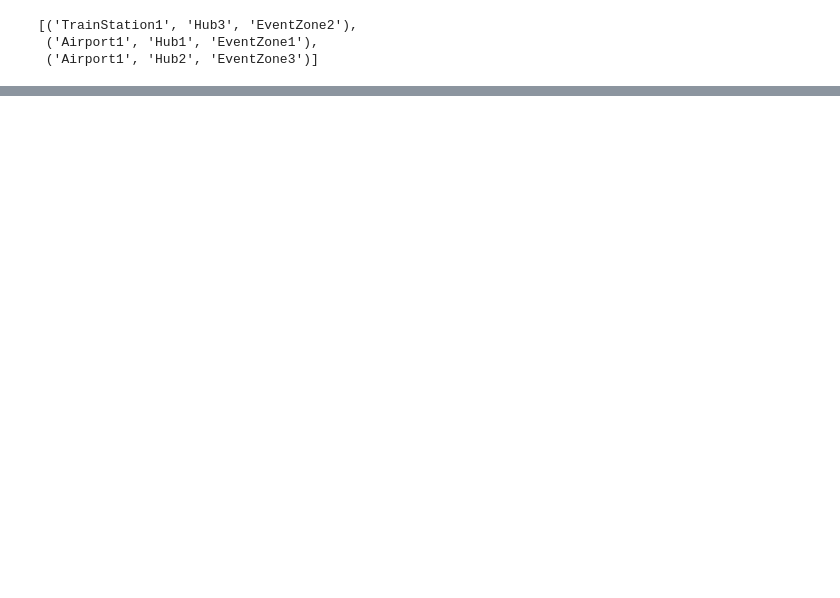
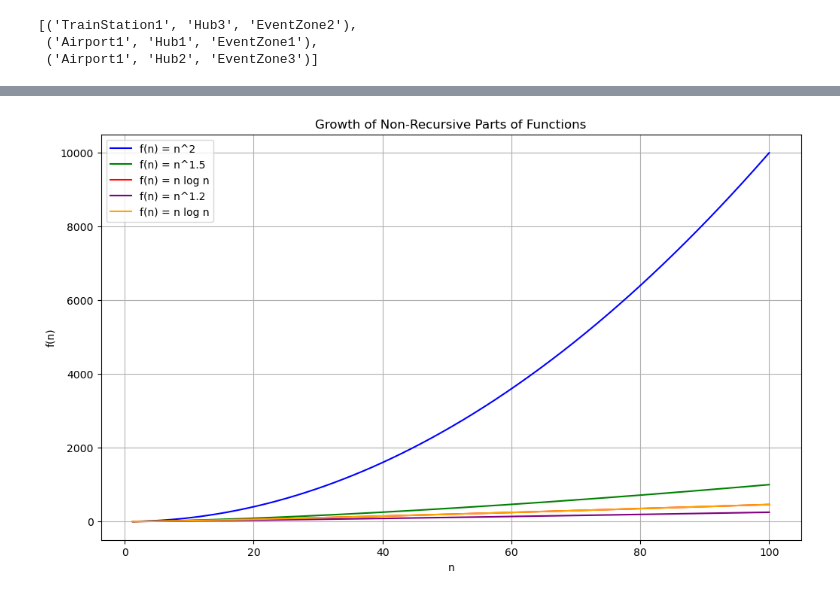
Before and after one commit to nikbearbrown/INFO_6205_Program_Structure_and_Algorithms, a Jupyter notebook: Submissions/002791006_Riya_Patil/002791006_Riya_Patil_Assignment-3.ipynb, the cells around one changed output, grey strips where cells are left out. Drawn from its saved outputs; the diff is of its cells as text; code cells hidden in the pictures; blank space fills up the shorter version.

```diff
--- a/Submissions/002791006_Riya_Patil/002791006_Riya_Patil_Assignment-3.ipynb
+++ b/Submissions/002791006_Riya_Patil/002791006_Riya_Patil_Assignment-3.ipynb
@@ -639,0 +822,32 @@ Working with ChatGPT was a game-changer for this assignment. Its ability to prod
+# %%
+import numpy as np
+import matplotlib.pyplot as plt
+
+# Define n values for plotting
+n_vals = np.linspace(1, 100, 400)
+n_vals = n_vals[1:]  # remove 0 to avoid log issues
+
+# Define the non-recursive functions
+f1 = n_vals**2
+f2 = n_vals**1.5
+f3 = n_vals * np.log(n_vals)
+f4 = n_vals**1.2
+f5 = n_vals * np.log(n_vals)
+
+# Plotting the functions for visualization
+plt.figure(figsize=(12, 7))
+
+plt.plot(n_vals, f1, label="f(n) = n^2", color="blue")
+plt.plot(n_vals, f2, label="f(n) = n^1.5", color="green")
+plt.plot(n_vals, f3, label="f(n) = n log n", color="red")
+plt.plot(n_vals, f4, label="f(n) = n^1.2", color="purple")
+plt.plot(n_vals, f5, label="f(n) = n log n", color="orange")
+
+plt.xlabel("n")
+plt.ylabel("f(n)")
+plt.title("Growth of Non-Recursive Parts of Functions")
+plt.legend()
+plt.grid(True)
+plt.show()
+# %% [output]
+[figure, added]
```
Also changed, not shown: parts of 21 cells of this notebook, 1 other file.
